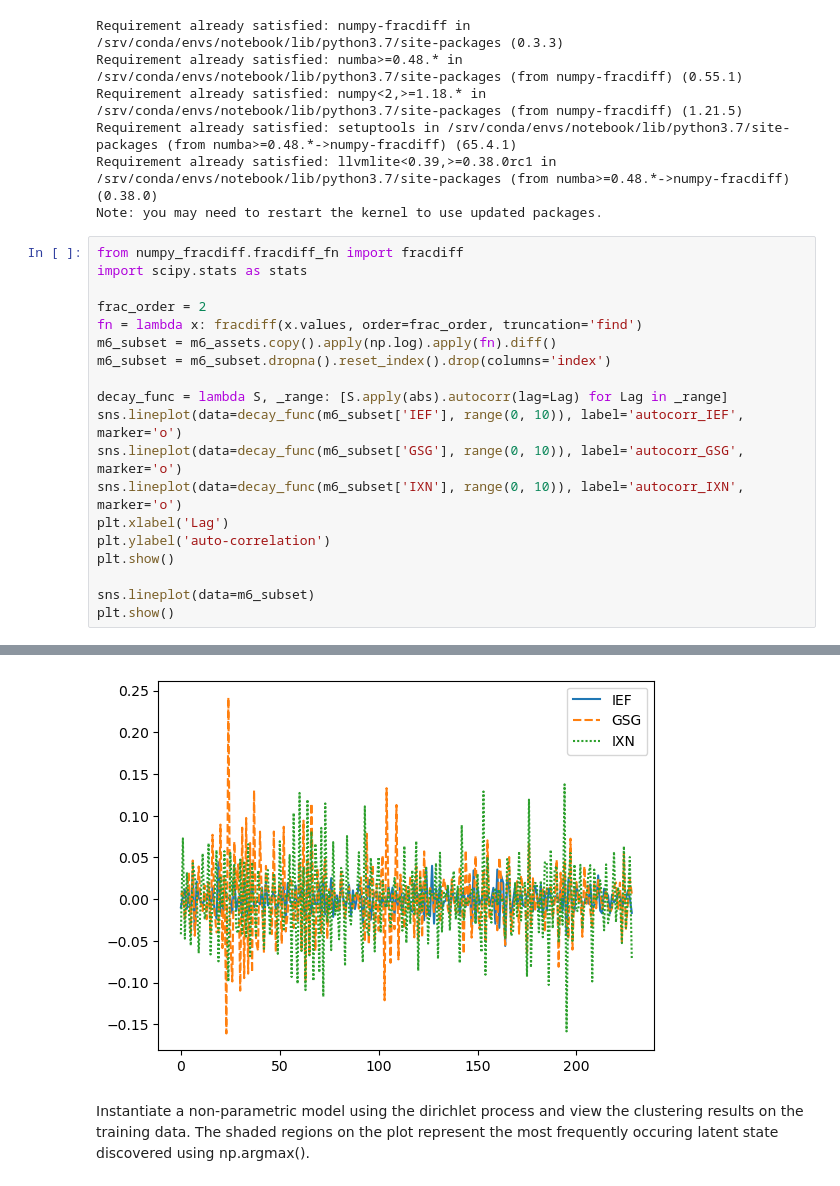
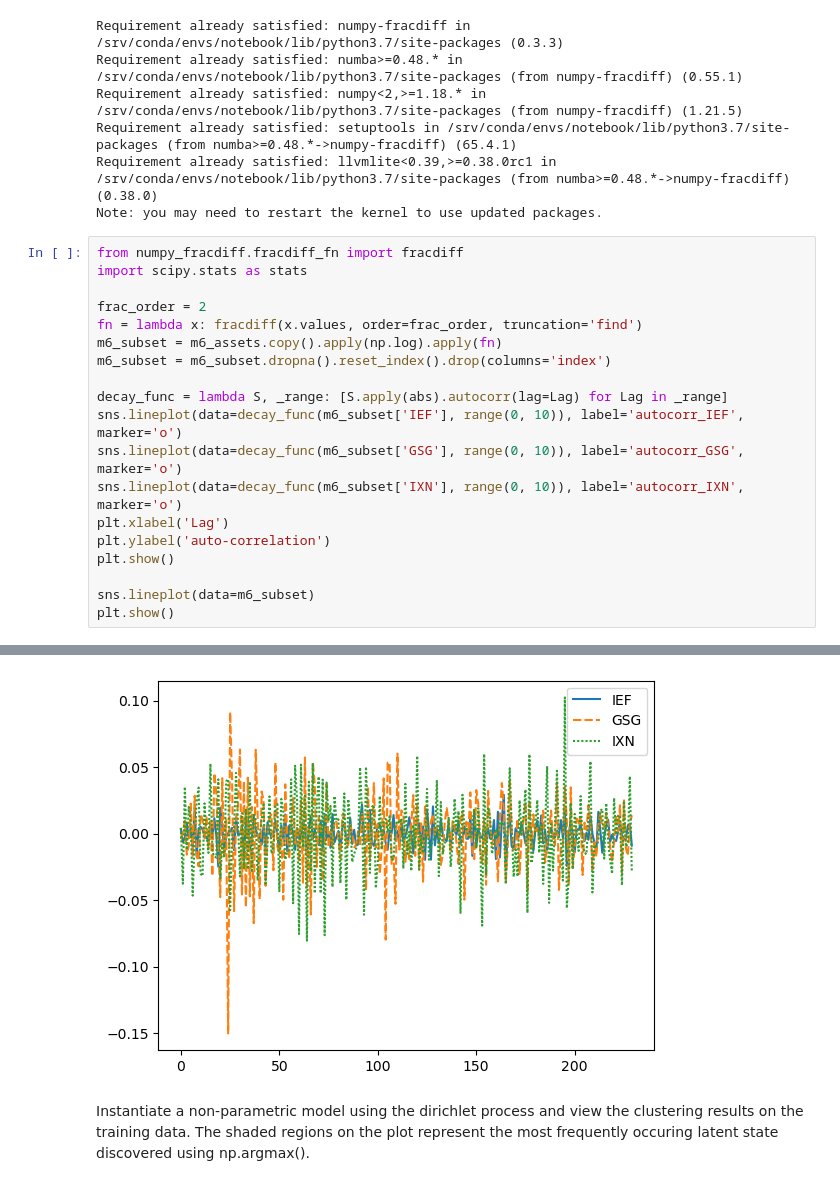
Before and after one commit to regimelab/notebooks, a Jupyter notebook: fractional_differentiation.ipynb, the cells around one changed output, grey strips where cells are left out. Saved outputs shown, nothing was run; the diff lists cells and outputs as text.

```diff
--- a/fractional_differentiation.ipynb
+++ b/fractional_differentiation.ipynb
@@ -71,7 +71,7 @@ import scipy.stats as stats
 
 frac_order = 2
 fn = lambda x: fracdiff(x.values, order=frac_order, truncation='find')
-m6_subset = m6_assets.copy().apply(np.log).apply(fn).diff()
+m6_subset = m6_assets.copy().apply(np.log).apply(fn)
 m6_subset = m6_subset.dropna().reset_index().drop(columns='index')
 
 decay_func = lambda S, _range: [S.apply(abs).autocorr(lag=Lag) for Lag in _range]
@@ -89,4 +89,4 @@ plt.show()
-[figure, old version]
+[figure, new version]
 # %% [markdown]
 Instantiate a non-parametric model using the dirichlet process and view the clustering results on the training data. The shaded regions on the plot represent the most frequently occuring latent state discovered using np.argmax().
 # %%
```
Also changed, not shown: parts of 4 cells of this notebook.
